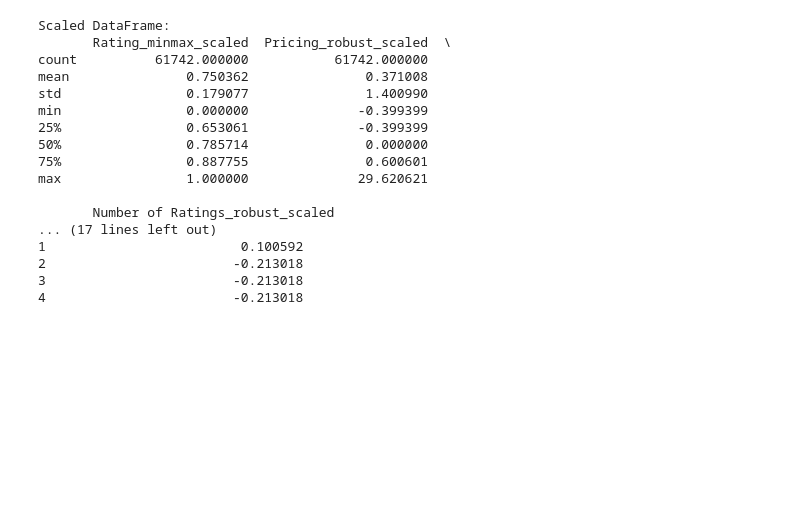
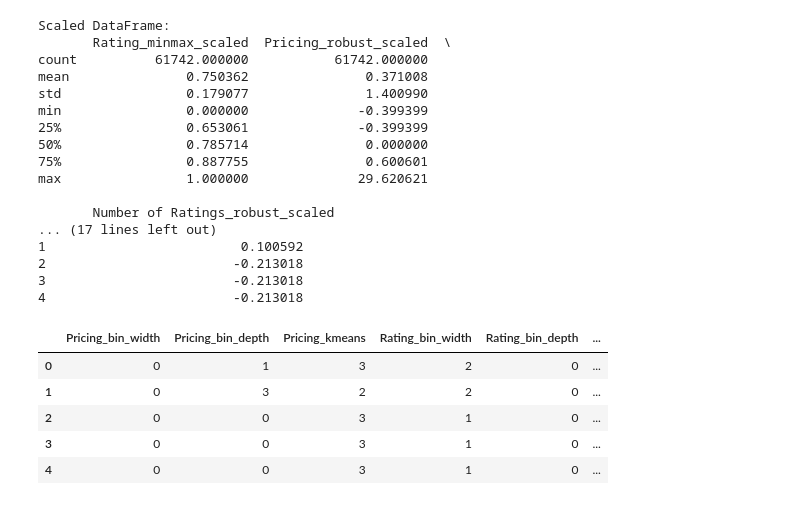
Before and after one commit to tiam4tt/GameReviewSentiment, a Jupyter notebook: explore-data.ipynb, the cells around one changed output. Drawn from its saved outputs; the diff is of its cells as text; code cells hidden in the pictures; blank space fills up the shorter version.

```diff
--- a/explore-data.ipynb
+++ b/explore-data.ipynb
@@ -289,3 +316,91 @@ max                1.000000              29.620621
 2                        -0.213018
 3                        -0.213018
 4                        -0.213018
+# %%
+numerical_columns = df.select_dtypes(include=[np.number]).columns
+
+num_bins = 4
+
+def bin_width_binning(column, num_bins):
+    min_val = column.min()
+    max_val = column.max()
+    bin_width = (max_val - min_val) / num_bins
+    bins = []
+    for value in column:
+        bin_index = int((value - min_val) / bin_width)
+        if bin_index == num_bins:
+            bin_index -= 1
+        bins.append(bin_index)
+    return bins
+
+for col in numerical_columns:
+    df[f'{col}_bin_width'] = bin_width_binning(df[col], num_bins)
+
+def bin_depth_binning(column, num_bins):
+    sorted_values = sorted(column)
+    n = len(sorted_values)
+    bin_size = n // num_bins
+    bins = []
+    for value in column:
+        for i in range(num_bins):
+            start = i * bin_size
+            end = (i + 1) * bin_size if i != num_bins -1 else n
+            if sorted_values[start] <= value <= sorted_values[end-1]:
+                bins.append(i)
+                break
+    return bins
+
+for col in numerical_columns:
+    df[f'{col}_bin_depth'] = bin_depth_binning(df[col], num_bins)
+
+def k_means_binning(column, k, max_iterations=100):
+    centroids = random.sample(list(column), k)
+    for _ in range(max_iterations):
+        clusters = {i: [] for i in range(k)}
+        for value in column:
+            distances = [abs(value - c) for c in centroids]
+            min_index = distances.index(min(distances))
+            clusters[min_index].append(value)
+        new_centroids = []
+        for i in range(k):
+            if clusters[i]:
+                new_centroids.append(sum(clusters[i]) / len(clusters[i]))
+            else:
+                new_centroids.append(centroids[i])
+        if new_centroids == centroids:
+            break
+        centroids = new_centroids
+    bin_labels = {}
+    for i in range(k):
+        for value in clusters[i]:
+            bin_labels[value] = i
+    return column.map(bin_labels)
+
+for col in numerical_columns:
+    df[f'{col}_kmeans'] = k_means_binning(df[col], num_bins)
+
+binned_columns = []
+for col in numerical_columns:
+    binned_columns.extend([
+        f'{col}_bin_width',
+        f'{col}_bin_depth',
+        f'{col}_kmeans'
+    ])
+
+display(df[binned_columns].head())
+
+for col in numerical_columns:
+    print(f"\nThông kê chia bin cho cột '{col}':")
+    print("Bin-Width:")
+    print(df[f'{col}_bin_width'].value_counts().sort_index())
+    print("\nBin-Depth:")
+    print(df[f'{col}_bin_depth'].value_counts().sort_index())
+    print("\nK-Means:")
+    print(df[f'{col}_kmeans'].value_counts().sort_index())
+# %% [output]
+|  | Pricing_bin_width | Pricing_bin_depth | Pricing_kmeans | Rating_bin_width | Rating_bin_depth | ... |
+| 0 | 0 | 1 | 3 | 2 | 0 | ... |
+| 1 | 0 | 3 | 2 | 2 | 0 | ... |
+| 2 | 0 | 0 | 3 | 1 | 0 | ... |
+| 3 | 0 | 0 | 3 | 1 | 0 | ... |
+| 4 | 0 | 0 | 3 | 1 | 0 | ... |
```
Also changed, not shown: parts of 4 cells of this notebook.
